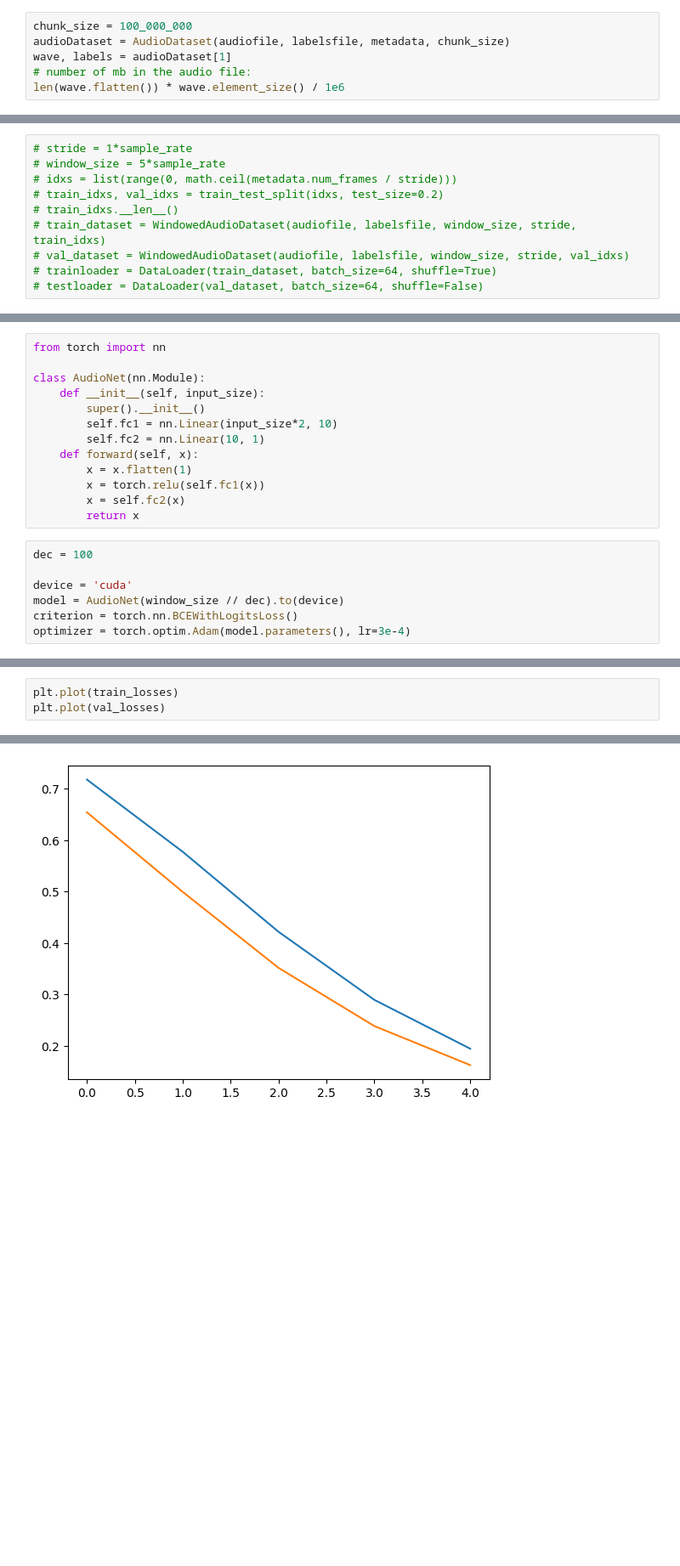
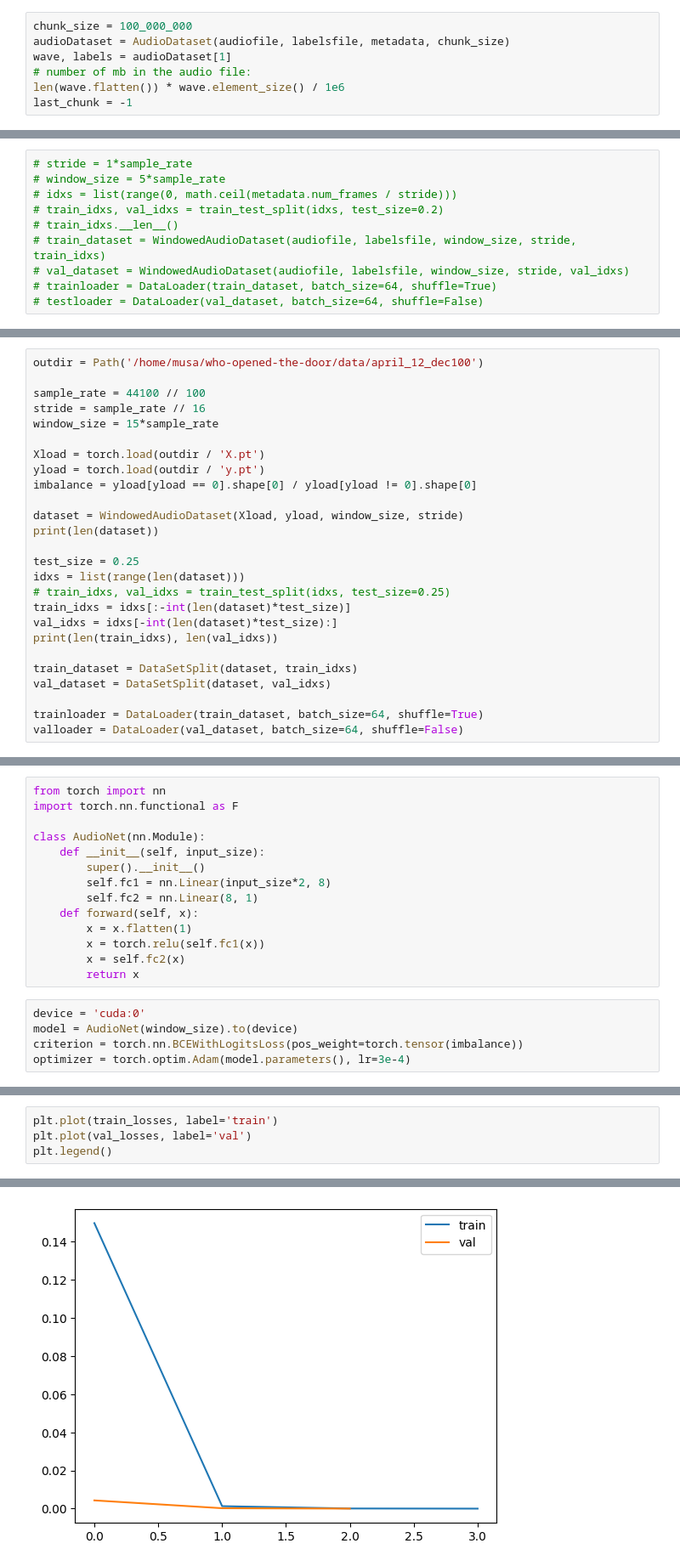
Before and after one commit to Musa-Azeem/who-opened-the-door, a Jupyter notebook: prototype.ipynb, the cells around one changed output, grey strips where cells are left out. Shown: that part at 85% size. Drawn from its saved outputs; the diff is of its cells as text; blank space fills up the shorter version.

```diff
--- a/prototype.ipynb
+++ b/prototype.ipynb
@@ -74,3 +76,4 @@ audioDataset = AudioDataset(audiofile, labelsfile, metadata, chunk_size)
 wave, labels = audioDataset[1]
 # number of mb in the audio file:
 len(wave.flatten()) * wave.element_size() / 1e6
+last_chunk = -1
@@ -213,0 +202,26 @@ torch.Size([2, 2202204]) torch.Size([2200000])
+# %%
+outdir = Path('/home/musa/who-opened-the-door/data/april_12_dec100')
+
+sample_rate = 44100 // 100
+stride = sample_rate // 16
+window_size = 15*sample_rate
+
+Xload = torch.load(outdir / 'X.pt')
+yload = torch.load(outdir / 'y.pt')
+imbalance = yload[yload == 0].shape[0] / yload[yload != 0].shape[0]
+
+dataset = WindowedAudioDataset(Xload, yload, window_size, stride)
+print(len(dataset))
+
+test_size = 0.25
+idxs = list(range(len(dataset)))
+# train_idxs, val_idxs = train_test_split(idxs, test_size=0.25)
+train_idxs = idxs[:-int(len(dataset)*test_size)]
+val_idxs = idxs[-int(len(dataset)*test_size):]
+print(len(train_idxs), len(val_idxs))
+
+train_dataset = DataSetSplit(dataset, train_idxs)
+val_dataset = DataSetSplit(dataset, val_idxs)
+
+trainloader = DataLoader(train_dataset, batch_size=64, shuffle=True)
+valloader = DataLoader(val_dataset, batch_size=64, shuffle=False)
@@ -214,21 +231,20 @@ torch.Size([2, 2202204]) torch.Size([2200000])
 # %%
 from torch import nn
+import torch.nn.functional as F
 
 class AudioNet(nn.Module):
     def __init__(self, input_size):
         super().__init__()
-        self.fc1 = nn.Linear(input_size*2, 10)
-        self.fc2 = nn.Linear(10, 1)
+        self.fc1 = nn.Linear(input_size*2, 8)
+        self.fc2 = nn.Linear(8, 1)
     def forward(self, x):
         x = x.flatten(1)
         x = torch.relu(self.fc1(x))
         x = self.fc2(x)
         return x
 # %%
-dec = 100
-
-device = 'cuda'
-model = AudioNet(window_size // dec).to(device)
-criterion = torch.nn.BCEWithLogitsLoss()
+device = 'cuda:0'
+model = AudioNet(window_size).to(device)
+criterion = torch.nn.BCEWithLogitsLoss(pos_weight=torch.tensor(imbalance))
 optimizer = torch.optim.Adam(model.parameters(), lr=3e-4)
 # %%
@@ -266,4 +300,5 @@ RuntimeError: mat1 and mat2 shapes cannot be multiplied (64x0 and 44x10)
 # %%
-plt.plot(train_losses)
-plt.plot(val_losses)
+plt.plot(train_losses, label='train')
+plt.plot(val_losses, label='val')
+plt.legend()
 # %% [output]
@@ -271 +306 @@ plt.plot(val_losses)
-[figure, old version]
+[figure, new version]
```
Also changed, not shown: parts of 14 cells of this notebook.
